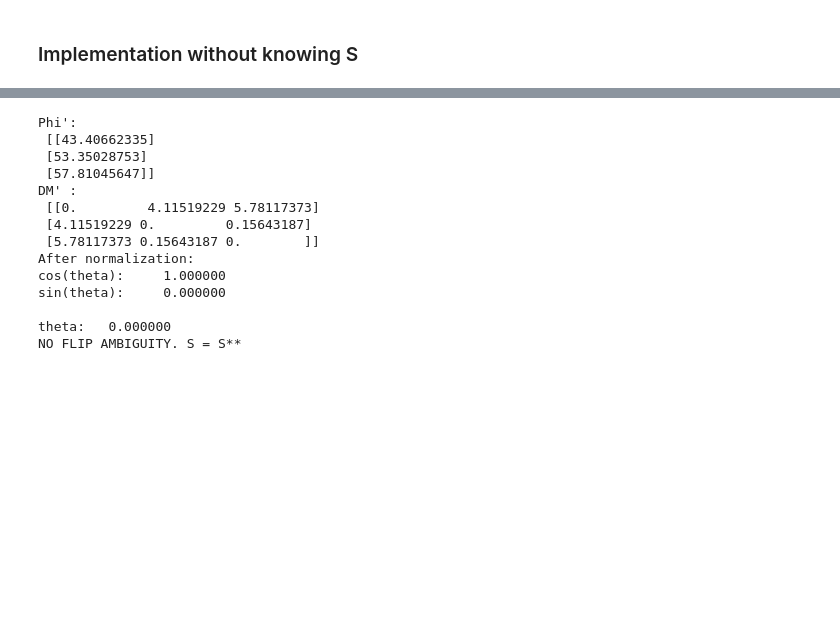
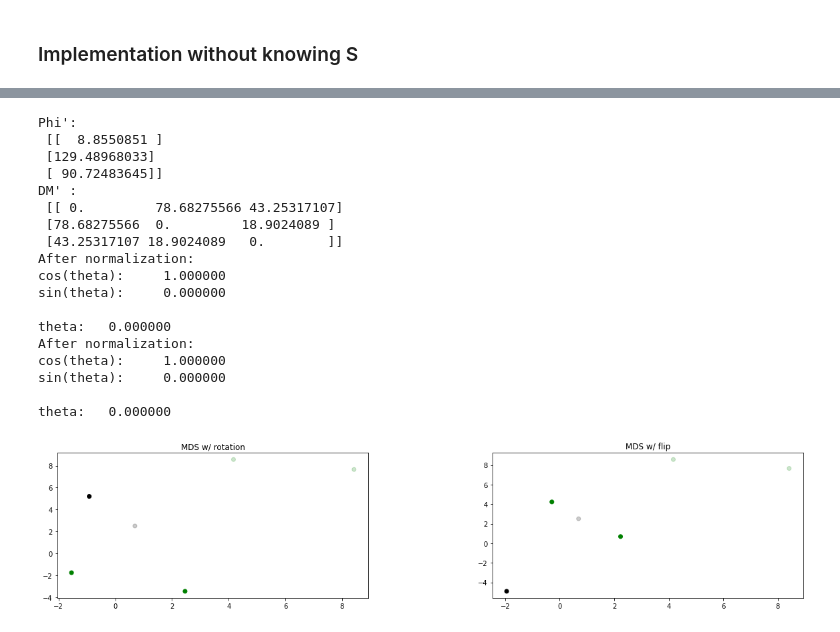
Before and after one commit to oselin/drone-pose-estimation, a Jupyter notebook: MDS.ipynb, the cells around one changed output, grey strips where cells are left out. Cells and saved outputs as stored; diff of their text form; code cells hidden in the pictures; blank space fills up the shorter version.

```diff
--- a/MDS.ipynb
+++ b/MDS.ipynb
@@ -316,36 +317,42 @@ print(Sprime_prime)
 DMprime_prime = DM_from_S(Sprime_prime,verbose=1)
 
 theta_R2 = round(estimate_theta(DM2,DMprime_prime, Sstar_star, [deltaX2,deltaY2],verbose=1),2)
-
+theta_R2 = estimate_theta(DM2,DMprime_prime, Sstar_star, [deltaX2,deltaY2],verbose=1)
 if theta_R2 == 0.0:
     print("NO FLIP AMBIGUITY. S = S**")
 # %% [output]
 Phi':
- [[43.40662335]
- [53.35028753]
- [57.81045647]]
+ [[  8.8550851 ]
+ [129.48968033]
+ [ 90.72483645]]
 DM' :
- [[0.         4.11519229 5.78117373]
- [4.11519229 0.         0.15643187]
- [5.78117373 0.15643187 0.        ]]
+ [[ 0.         78.68275566 43.25317107]
+ [78.68275566  0.         18.9024089 ]
+ [43.25317107 18.9024089   0.        ]]
 After normalization:
 cos(theta):     1.000000
 sin(theta):     0.000000
 
 theta:   0.000000
-NO FLIP AMBIGUITY. S = S**
+After normalization:
+cos(theta):     1.000000
+sin(theta):     0.000000
+
+theta:   0.000000
 # %%
 fig = plt.figure(3, (20,4))
 ax = fig.add_subplot(121)
 plt.scatter(Sstar[0,:], Sstar[1,:], color=c_set, alpha=1.0)
 plt.scatter(S    [0,:], S    [1,:], color=c_set, alpha=0.2)
 plt.title('MDS w/ rotation')
 fig.subplots_adjust(wspace=.4, hspace=0.5)
 
 ax = fig.add_subplot(122)
-plt.scatter(S2[0,:], S2[1,:], color=c_set, alpha=1.0)
-plt.scatter(S [0,:], S [1,:], color=c_set, alpha=0.2)
+plt.scatter(Sstar_star[0,:], Sstar_star[1,:], color=c_set, alpha=1.0)
+plt.scatter(S         [0,:], S         [1,:], color=c_set, alpha=0.2)
 plt.title('MDS w/ flip')
 fig.subplots_adjust(wspace=.4, hspace=0.5)
 
 plt.show()
+# %% [output]
+[figure, added]
```
Also changed, not shown: parts of 19 cells of this notebook, 4 other files.
